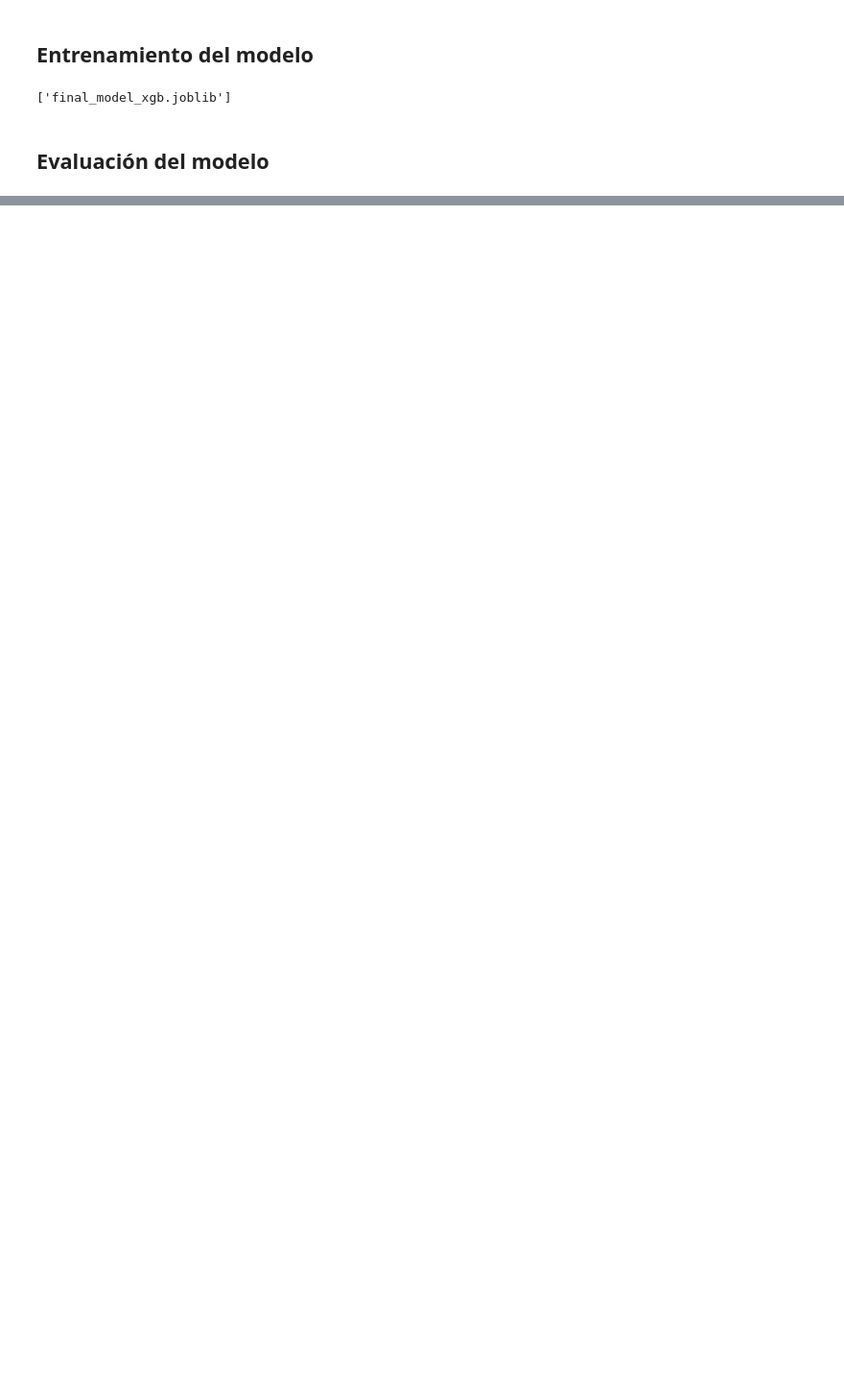
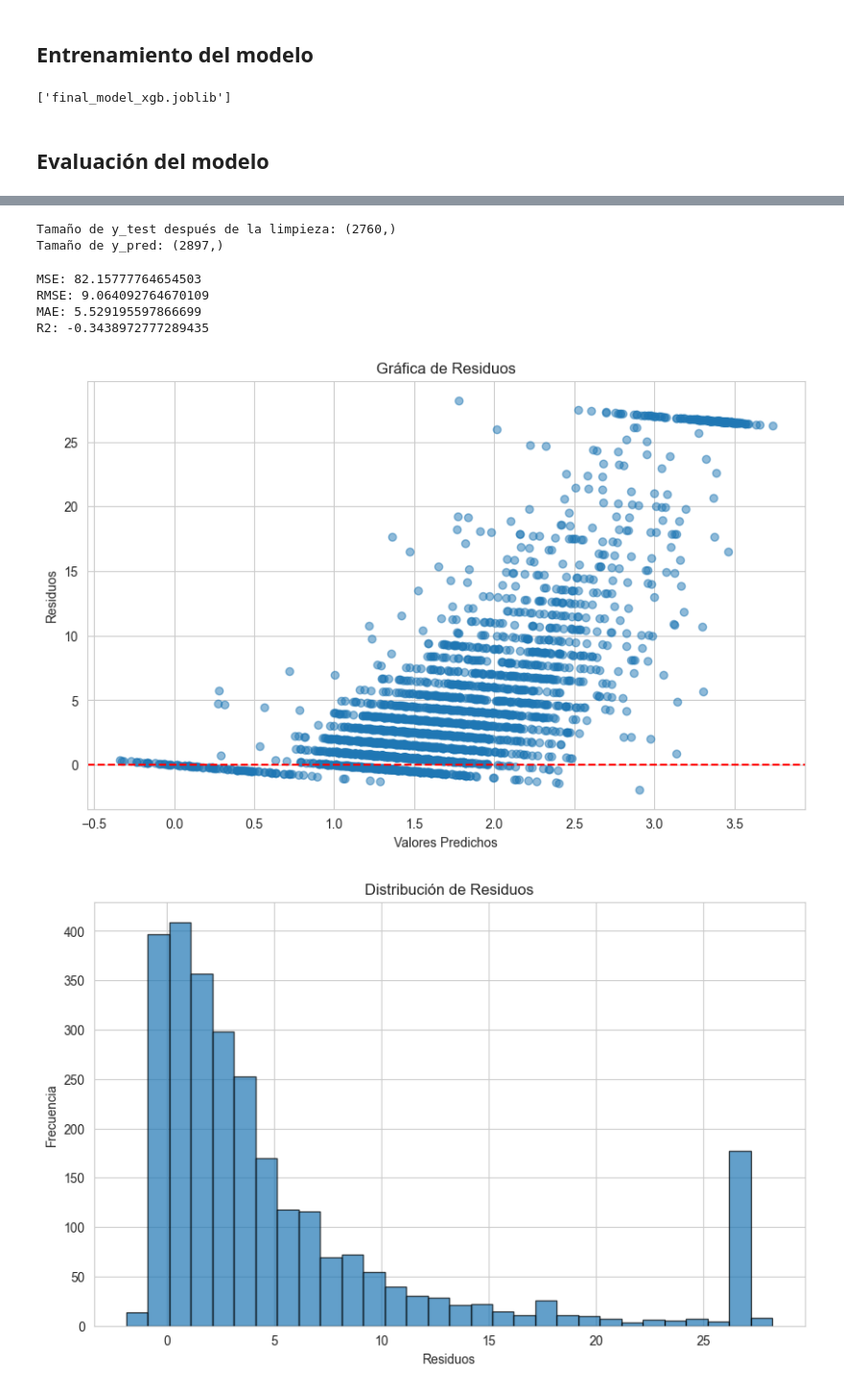
Before and after one commit to Nambu89/ML_Time_Series, a Jupyter notebook: Model_Time_Series.ipynb, the cells around one changed output, grey strips where cells are left out. Shown at 96% size. Drawn from its saved outputs; the diff is of its cells as text; code cells hidden in the pictures; blank space fills up the shorter version.

Commit message:
Se han calculado métricas para ver los errores que comente el modelo y ploteado un gráfico de residuos y un histograma de los mismos para ver si los errores del modelo siguen algún patrón.

```diff
--- a/Model_Time_Series.ipynb
+++ b/Model_Time_Series.ipynb
@@ -33,7 +26,7 @@ please provide us feedback at https://github.com/pandas-dev/pandas/issues/54466
 # %%
 
 # Carga de los datos
-data_path = 'C:\\Users\\fprada\\Desktop\\Fer\\Kaggle\\ts_kaggle_train.csv'  # Asegúrate de tener la ruta correcta al archivo
+data_path = '/Users/fernandopradagorge/Documents/Universidad/Master Data Science and AI/Nuclio Projects/Entregables/Entregable_3_Kaggle_31MAR24/ML_Time_Series/ts_kaggle_train.csv'  # Asegúrate de tener la ruta correcta al archivo
 df = pd.read_csv(data_path)
 
 # Visualización de las primeras filas del conjunto de datos
@@ -301,0 +300,65 @@ ValueError: Input contains NaN.
+# %%
+print("Tamaño de y_test después de la limpieza:", y_test.shape)
+print("Tamaño de y_pred:", y_pred.shape)
+# %% [output]
+Tamaño de y_test después de la limpieza: (2760,)
+Tamaño de y_pred: (2897,)
+# %%
+# Haciendo comprobaciones para ver el tamaño de los datos en y_test y y_pred, observo que hay discrepancias entre ambas variables por lo que procedo a solventarlas
+
+# Identifico los índices donde y_test es NaN
+nan_indices = y_test[y_test.isnull()].index
+
+# Luego, elimino esos índices tanto de X_test como de y_test
+X_test_cleaned = X_test.drop(index=nan_indices)
+y_test_cleaned = y_test.drop(index=nan_indices)
+
+# Verifico que las dimensiones de X_test_cleaned y y_test_cleaned son las mismas
+assert X_test_cleaned.shape[0] == y_test_cleaned.shape[0], "X_test_cleaned y y_test_cleaned deben tener el mismo número de filas"
+
+# Genero predicciones con X_test_cleaned
+y_pred = final_model.predict(X_test_cleaned)
+
+# Compruebo que el tamaño de y_pred y y_test_cleaned son iguales
+assert y_pred.shape[0] == y_test_cleaned.shape[0], "y_pred y y_test_cleaned deben tener el mismo número de filas"
+# %%
+# Cálculo de métricas
+mse = mean_squared_error(y_test, y_pred)
+rmse = np.sqrt(mse)
+mae = mean_absolute_error(y_test, y_pred)
+r2 = r2_score(y_test, y_pred)
+
+print(f'MSE: {mse}')
+print(f'RMSE: {rmse}')
+print(f'MAE: {mae}')
+print(f'R2: {r2}')
+# %% [output]
+MSE: 82.15777764654503
+RMSE: 9.064092764670109
+MAE: 5.529195597866699
+R2: -0.3438972777289435
+# %%
+# Sigo con esta celda que me ayuda a analizar los residuos para identificar si hay algún patrón sistemático en los errores del modelo que puedan ser corregidos
+
+# Calculo los residuos
+residuos = y_test - y_pred
+
+# Gráfica de residuos
+plt.figure(figsize=(10, 6))
+plt.scatter(y_pred, residuos, alpha=0.5)
+plt.title('Gráfica de Residuos')
+plt.xlabel('Valores Predichos')
+plt.ylabel('Residuos')
+plt.axhline(y=0, color='r', linestyle='--')
+plt.show()
+
+# Histograma de los residuos
+plt.figure(figsize=(10, 6))
+plt.hist(residuos, bins=30, edgecolor='k', alpha=0.7)
+plt.title('Distribución de Residuos')
+plt.xlabel('Residuos')
+plt.ylabel('Frecuencia')
+plt.show()
+# %% [output]
+[figure, added]
+[figure, added]
```
Also changed, not shown: parts of 7 cells of this notebook, 3 other files.
